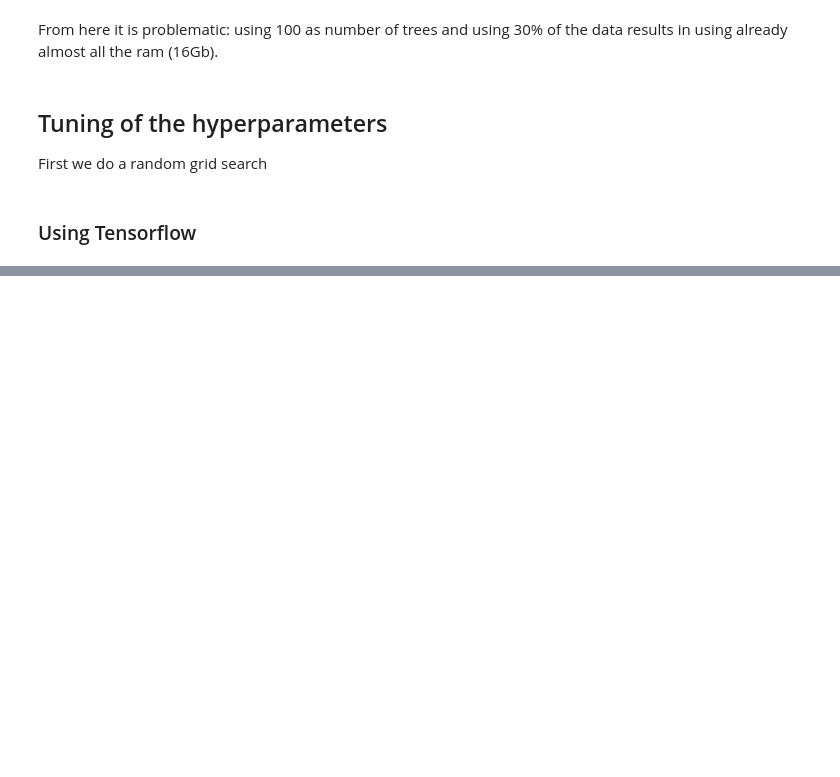
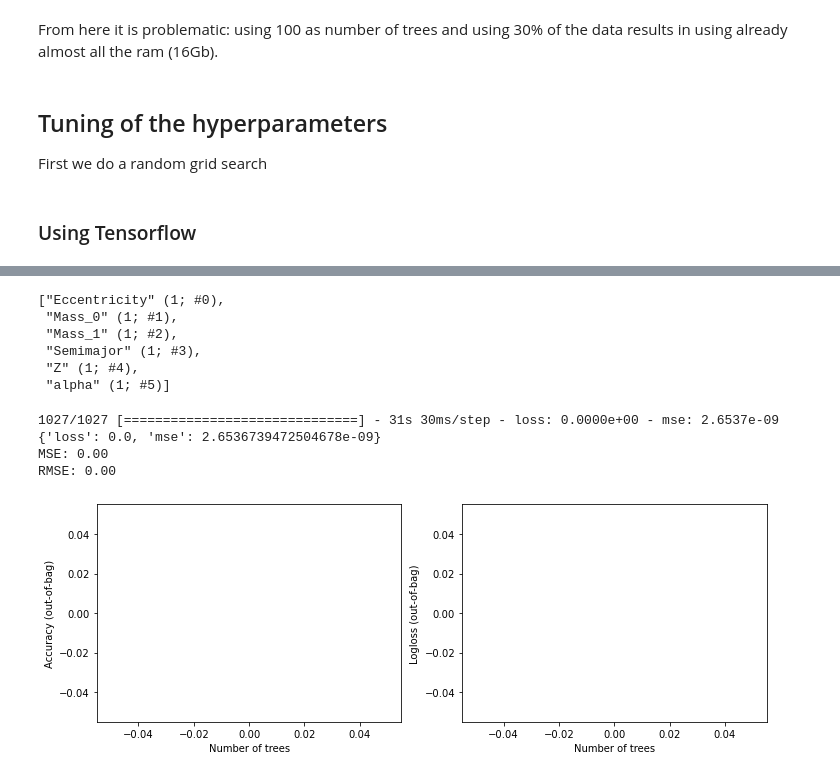
Before and after one commit to Bahadoram/Delay-Time-Dist.-of-Compact-Binary-Objects, a Jupyter notebook: random_forest.ipynb, the cells around one changed output, grey strips where cells are left out. Cells and saved outputs as stored; diff of their text form; code cells hidden in the pictures; blank space fills up the shorter version.

```diff
--- a/random_forest.ipynb
+++ b/random_forest.ipynb
@@ -291,3 +296,13 @@ BHBH = BHBH.apply(normalizer)
+# %%
+### Normalization of each column
+
+features = BHBH[['Mass_0', 'Mass_1', 'Semimajor', 'Eccentricity', 'Z', 'alpha', 'Delay_Time']]
+
+# min-max normalization
+features = (features-features.min())/(features.max()-features.min())
+
+# mean normalization
+#features=(features-features.mean())/features.std()
 # %%
 # Split the dataset into a training and a testing dataset.
 def split_dataset(dataset, test_ratio=0.30):
@@ -296,7 +311,7 @@ def split_dataset(dataset, test_ratio=0.30):
   return dataset[~test_indices], dataset[test_indices]
 # %%
 # Split the dataset into a training and testing dataset.
-train_ds_pd, test_ds_pd = split_dataset(dataset=BHBH[['Mass_0', 'Mass_1', 'Semimajor', 'Eccentricity', 'Z', 'alpha', 'Delay_Time']],
-                                        test_ratio=.3)
+train_ds_pd, test_ds_pd = split_dataset(dataset=features,
+                                        test_ratio=.5)
 print("{} examples in training, {} examples for testing.".format(len(train_ds_pd), len(test_ds_pd)))
 # %% [output]
@@ -311,11 +326,9 @@ test_ds  = tfdf.keras.pd_dataframe_to_tf_dataset(train_ds_pd, label=label, task=
 # Configure the model.
 model = tfdf.keras.RandomForestModel(task = tfdf.keras.Task.REGRESSION)
 
-optimizer = tf.keras.optimizers.Adam()
-
 # Configure the metrics (Eventually add other metrics).
-model.compile(metrics=["mse", "mape"])
-
+#model.compile(metrics=["mse", "mape"])
+model.compile(metrics=["mse"])
 # Train the model.
 with sys_pipes():
   model.fit(x=train_ds)
@@ -324,7 +370,41 @@ model.summary()
+# %%
+# inspect the features used in the model
+model.make_inspector().features()
+# %% [output]
+["Eccentricity" (1; #0),
+ "Mass_0" (1; #1),
+ "Mass_1" (1; #2),
+ "Semimajor" (1; #3),
+ "Z" (1; #4),
+ "alpha" (1; #5)]
 # %%
 evaluation = model.evaluate(test_ds, return_dict=True)
 
 print(evaluation)
 print(f"MSE: {evaluation['mse']:.2f}")
 print(f"RMSE: {np.sqrt(evaluation['mse']):.2f}")
-print(f"MAPE: {evaluation['mape']:.2f}")
+#print(f"MAPE: {evaluation['mape']:.2f}")
+# %% [output]
+1027/1027 [==============================] - 31s 30ms/step - loss: 0.0000e+00 - mse: 2.6537e-09
+{'loss': 0.0, 'mse': 2.6536739472504678e-09}
+MSE: 0.00
+RMSE: 0.00
+# %%
+logs = model.make_inspector().training_logs()
+
+fig, ax = plt.subplots(ncols=2,figsize=(12, 4))
+
+ax[0].plot([log.num_trees for log in logs], [log.evaluation.accuracy for log in logs])
+ax[0].set_xlabel("Number of trees")
+ax[0].set_ylabel("Accuracy (out-of-bag)")
+ax[1].plot([log.num_trees for log in logs], [log.evaluation.loss for log in logs])
+ax[1].set_xlabel("Number of trees")
+ax[1].set_ylabel("Logloss (out-of-bag)")
+plt.show()
+
+
+# ????
+# Why loss and accuracy are zero?
+# Maybe something missing
+# %% [output]
+[figure, added]
```
Also changed, not shown: parts of 10 cells of this notebook.
